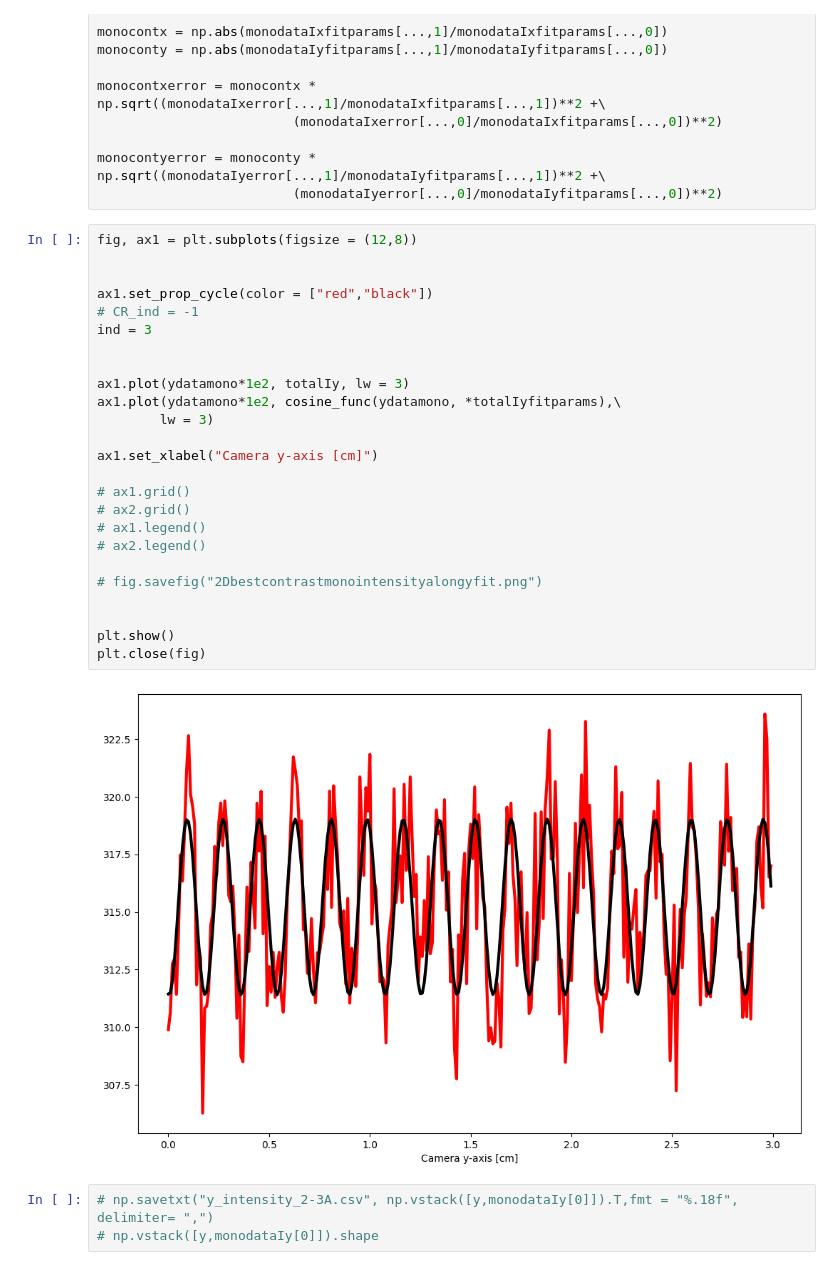
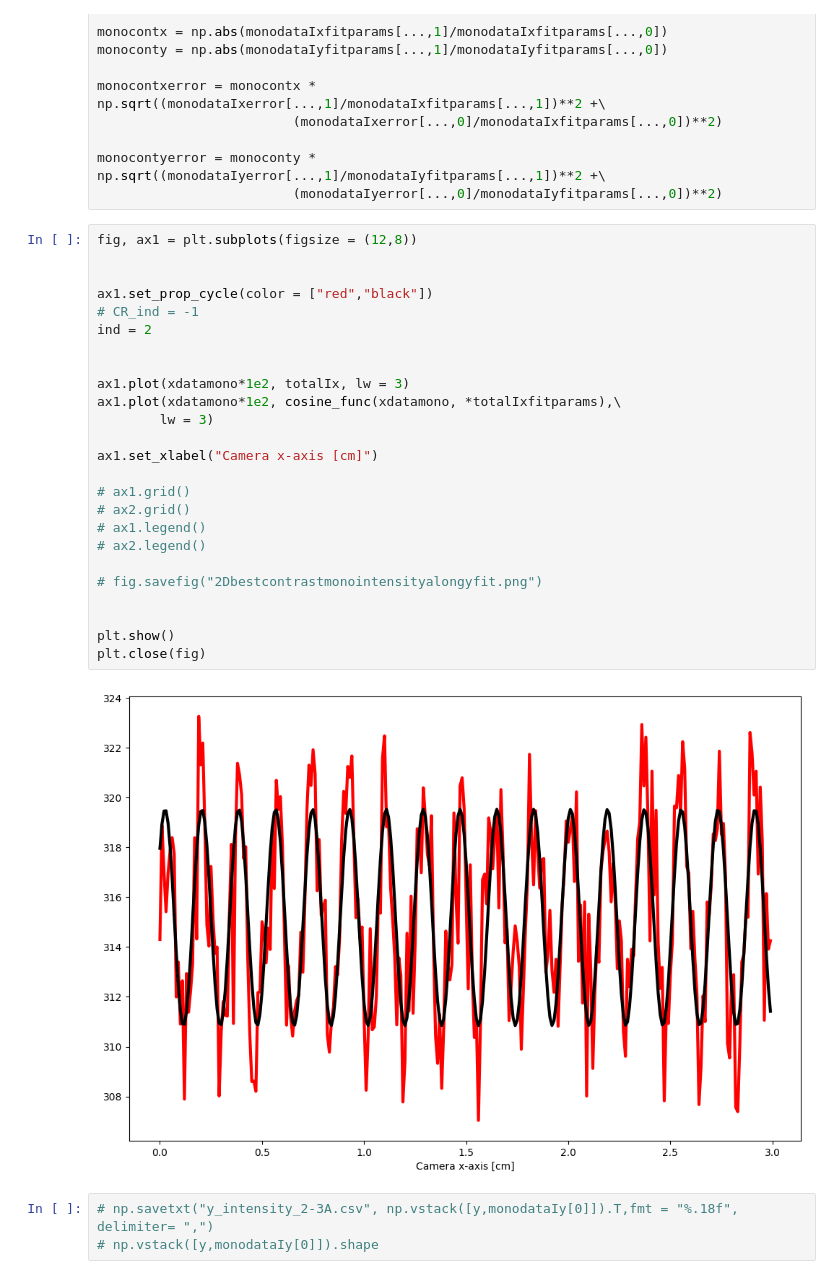
Before and after one commit to G4byte/NPGMI-src, a Jupyter notebook: Simulations and Plots/JPARC/2D Gratings/JPARC 2D experiment.ipynb, the cells around one changed output. Saved outputs shown, nothing was run; the diff lists cells and outputs as text.

Commit message:
Adding further plots

```diff
--- a/Simulations and Plots/JPARC/2D Gratings/JPARC 2D experiment.ipynb
+++ b/Simulations and Plots/JPARC/2D Gratings/JPARC 2D experiment.ipynb
@@ -595,30 +595,30 @@ monocontyerror = monoconty * np.sqrt((monodataIyerror[...,1]/monodataIyfitparams
 # %%
 fig, ax1 = plt.subplots(figsize = (12,8))
 
 
 ax1.set_prop_cycle(color = ["red","black"])
 # CR_ind = -1
-ind = 3
+ind = 2
 
 
-ax1.plot(ydatamono*1e2, totalIy, lw = 3)
-ax1.plot(ydatamono*1e2, cosine_func(ydatamono, *totalIyfitparams),\
+ax1.plot(xdatamono*1e2, totalIx, lw = 3)
+ax1.plot(xdatamono*1e2, cosine_func(xdatamono, *totalIxfitparams),\
         lw = 3)
 
-ax1.set_xlabel("Camera y-axis [cm]")
+ax1.set_xlabel("Camera x-axis [cm]")
 
 # ax1.grid()
 # ax2.grid()
 # ax1.legend()
 # ax2.legend()
 
 # fig.savefig("2Dbestcontrastmonointensityalongyfit.png")
 
 
 plt.show()
 plt.close(fig)
 # %% [output]
-[figure, old version]
+[figure, new version]
 # %%
 # np.savetxt("y_intensity_2-3A.csv", np.vstack([y,monodataIy[0]]).T,fmt = "%.18f", delimiter= ",")
 # np.vstack([y,monodataIy[0]]).shape
```
Also changed, not shown: parts of 4 cells of this notebook, 3 other files.
